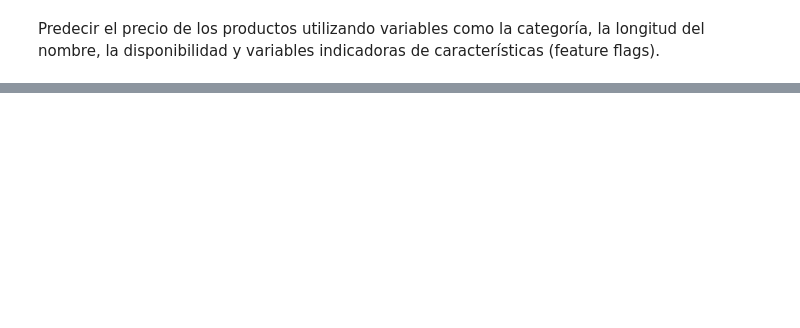
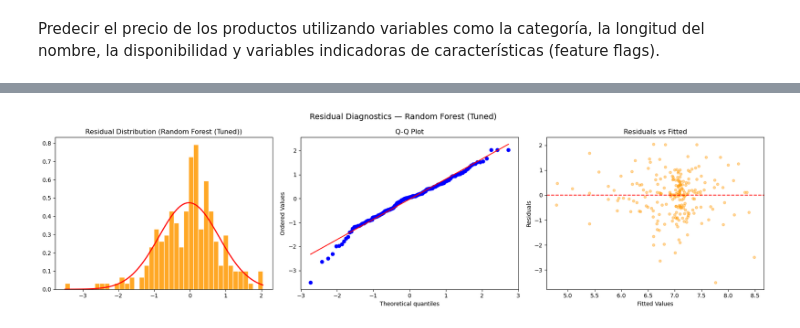
Before and after one commit to Samantha-15/9AIEVND-ADND-Practicas-230004-V04, a Jupyter notebook: Practica04/Practica04-230004.ipynb, the cells around one changed output, grey strips where cells are left out. Saved outputs shown, nothing was run; the diff lists cells and outputs as text; code cells hidden in the pictures; blank space fills up the shorter version.

```diff
--- a/Practica04/Practica04-230004.ipynb
+++ b/Practica04/Practica04-230004.ipynb
@@ -1191,0 +1604,25 @@ Train: 874 | Test: 219
+# %%
+# Residual analysis — best model
+best_name = results_df.iloc[0].name
+best_pred_final = best_rf.predict(X_test)
+residuals = y_test.values - best_pred_final
+
+fig, axes = plt.subplots(1, 3, figsize=(18, 5))
+
+axes[0].hist(residuals, bins=40, color='#FF9900', edgecolor='white', alpha=0.85, density=True)
+xr = np.linspace(residuals.min(), residuals.max(), 100)
+axes[0].plot(xr, stats.norm.pdf(xr, residuals.mean(), residuals.std()), 'r-', lw=2)
+axes[0].set_title(f'Residual Distribution ({best_name})')
+
+stats.probplot(residuals, dist='norm', plot=axes[1])
+axes[1].set_title('Q-Q Plot')
+
+axes[2].scatter(best_pred_final, residuals, alpha=0.4, color='#FF9900', s=20)
+axes[2].axhline(0, color='red', linestyle='--')
+axes[2].set_xlabel('Fitted Values'); axes[2].set_ylabel('Residuals')
+axes[2].set_title('Residuals vs Fitted')
+
+plt.suptitle(f'Residual Diagnostics — {best_name}', fontsize=14)
+plt.tight_layout(); plt.show()
+# %% [output]
+[figure, added]
```
Also changed, not shown: parts of 38 cells of this notebook.
